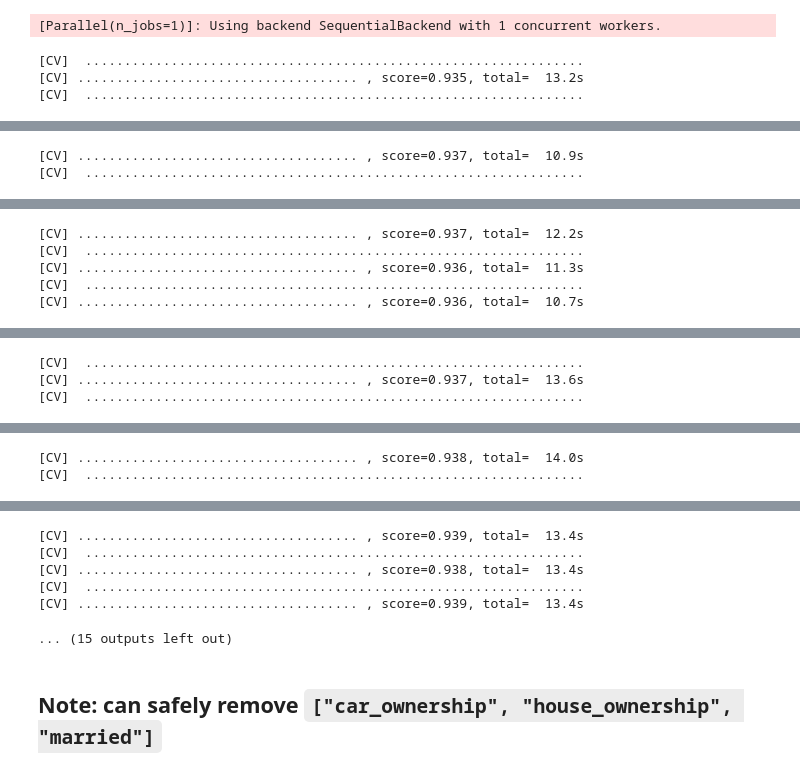
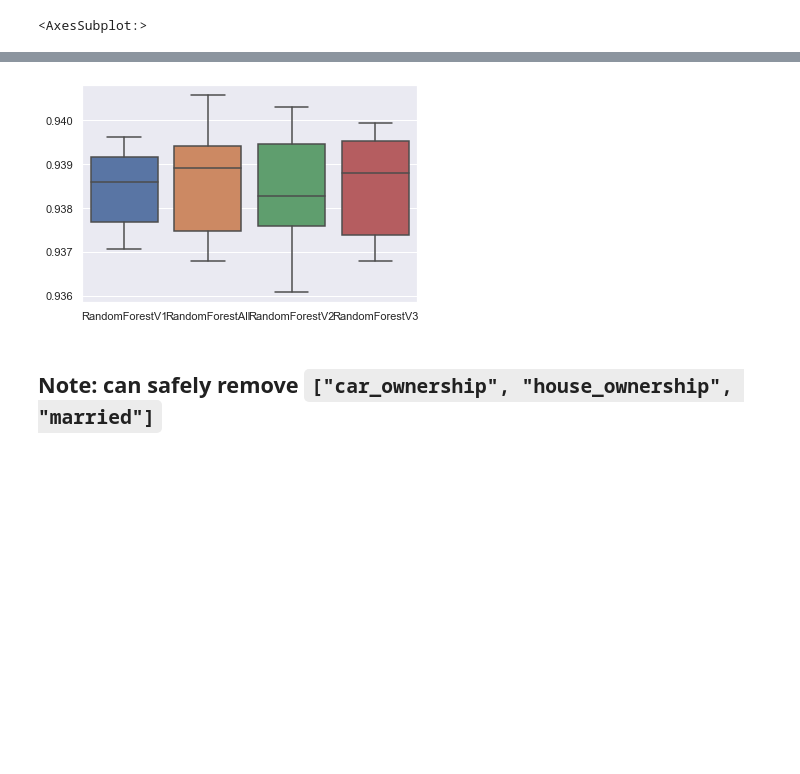
Before and after one commit to Thalaivar/univ_ai_hackathon, a Jupyter notebook: runs.ipynb, the cells around one changed output, grey strips where cells are left out. Saved outputs shown, nothing was run; the diff lists cells and outputs as text; code cells hidden in the pictures; blank space fills up the shorter version.

```diff
--- a/runs.ipynb
+++ b/runs.ipynb
@@ -6,5 +49,5 @@ DROP_COLS = ["car_ownership", "house_ownership", "married"]
 # %%
-clf = RandomForestClassifier(n_jobs=-1)
+clf = RandomForestClassifier(n_jobs=-1, class_weight="balanced", max_features=1)
 models = {
     "RandomForestV1": [clone(clf), ["car_ownership", "house_ownership", "married", "profession", "city", "state"]],
     "RandomForestAll": [clone(clf), []],
@@ -13,11 +56,8 @@ models = {
 }
 
 res = pd.DataFrame.from_dict(
-        {model_name: eval_model(model, data_preprocess(drop_cols, [])[0]) for model_name, (model, drop_cols) in models.items()}
+        {model_name: eval_model(model, data_preprocess(drop_cols, transforms)[0]) for model_name, (model, drop_cols) in models.items()}
     )
 sns.boxplot(data=res)
 # %% [output]
-[Parallel(n_jobs=1)]: Using backend SequentialBackend with 1 concurrent workers.
+<AxesSubplot:>
-[CV]  ................................................................
-[CV] .................................... , score=0.935, total=  13.2s
-[CV]  ................................................................
@@ -25,2 +63,0 @@ sns.boxplot(data=res)
-[CV] .................................... , score=0.937, total=  10.9s
-[CV]  ................................................................
@@ -28,5 +63,0 @@ sns.boxplot(data=res)
-[CV] .................................... , score=0.937, total=  12.2s
-[CV]  ................................................................
-[CV] .................................... , score=0.936, total=  11.3s
-[CV]  ................................................................
-[CV] .................................... , score=0.936, total=  10.7s
@@ -35,3 +63,0 @@ sns.boxplot(data=res)
-[CV]  ................................................................
-[CV] .................................... , score=0.937, total=  13.6s
-[CV]  ................................................................
@@ -39,2 +63,0 @@ sns.boxplot(data=res)
-[CV] .................................... , score=0.938, total=  14.0s
-[CV]  ................................................................
@@ -42,6 +64 @@ sns.boxplot(data=res)
-[CV] .................................... , score=0.939, total=  13.4s
-[CV]  ................................................................
-[CV] .................................... , score=0.938, total=  13.4s
-[CV]  ................................................................
-[CV] .................................... , score=0.939, total=  13.4s
-... (15 outputs left out)
+[figure, added]
```
Also changed, not shown: parts of 10 cells of this notebook, 4 other files.
